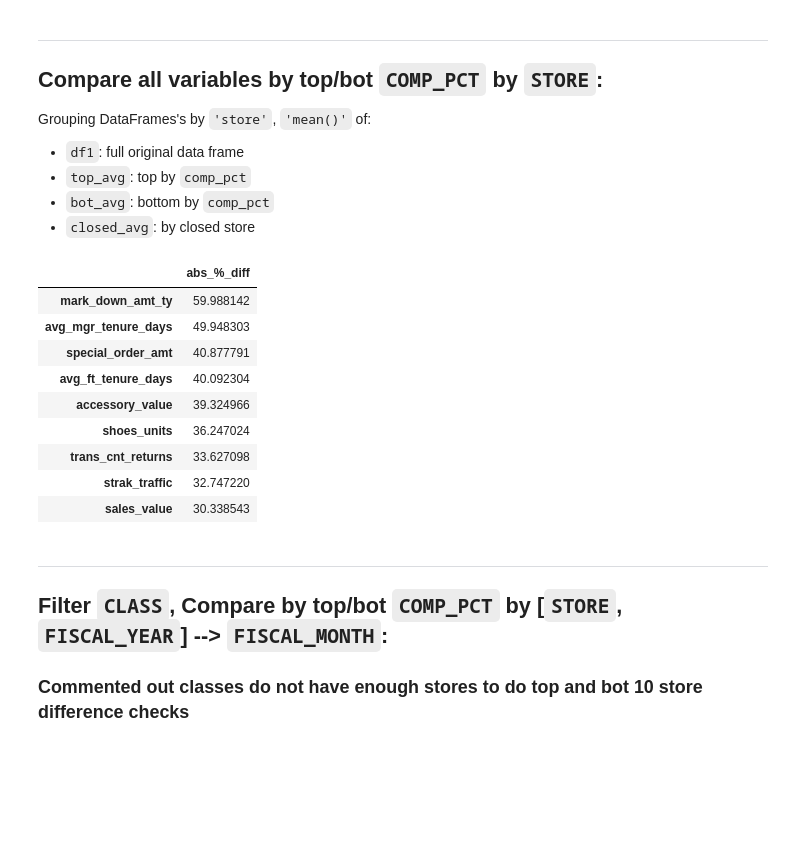
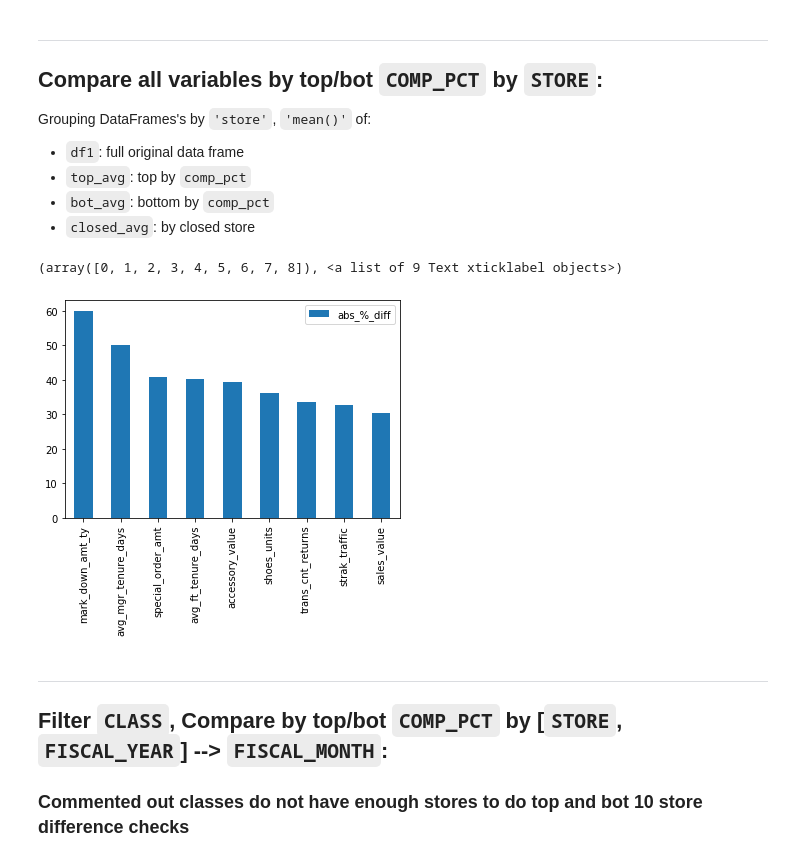
Before and after one commit to RakshandaKaukab05/Percent-comp-increase-sandals, a Jupyter notebook: serge_2_GroupBy_class_store_etc_mean()_sampling_MONTH.ipynb, the cells around one changed output. Drawn from its saved outputs; the diff is of its cells as text; code cells hidden in the pictures; blank space fills up the shorter version.

Commit message:
added bar charts

```diff
--- a/serge_2_GroupBy_class_store_etc_mean()_sampling_MONTH.ipynb
+++ b/serge_2_GroupBy_class_store_etc_mean()_sampling_MONTH.ipynb
@@ -65,35 +65,28 @@ Grouping DataFrames's by `'store'`, `'mean()'` of:
 # %%
 all_avg_by_store = df.groupby(['store']).mean().mean().round(4)
 top_avg_by_store = df.groupby(['store']).mean().nlargest(20, 'comp_pct').mean().round(4)
 bot_avg_by_store = df.groupby(['store']).mean().nsmallest(20, 'comp_pct').mean().round(4)
 closed_avg_by_store = closed.groupby(['store']).mean().mean().round(4)
 
 # Concatenating
 for_compare_by_store = pd.concat([
 #     all_avg_by_store.rename('all_means').to_frame(),
     top_avg_by_store.rename('top_store_avgs').to_frame(),
     bot_avg_by_store.rename('bot_store_avgs').to_frame(),
     closed_avg_by_store.rename('closed_store_avgs').to_frame()
 ], axis=1).iloc[3:, :]
 
 # for_compare_by_store
 
 store_top_bot_diff = abs(abs(top_avg_by_store - bot_avg_by_store) / ((top_avg_by_store + bot_avg_by_store) * 0.5) * 100).to_frame('abs_%_diff').nlargest(11, 'abs_%_diff').iloc[2:, :]
 store_top_bot_diff
 
 store_top_closed_diff = abs(abs(top_avg_by_store - closed_avg_by_store) / ((top_avg_by_store + closed_avg_by_store) * 0.5) * 100).to_frame('abs_%_diff').nlargest(11, 'abs_%_diff').iloc[2:, :]
-store_top_closed_diff
+store_top_closed_diff.plot(kind='bar')
+plt.xticks(rotation=90)
 # %% [output]
-|  | abs_%_diff |
-| mark_down_amt_ty | 59.988142 |
-| avg_mgr_tenure_days | 49.948303 |
-| special_order_amt | 40.877791 |
-| avg_ft_tenure_days | 40.092304 |
-| accessory_value | 39.324966 |
-| shoes_units | 36.247024 |
-| trans_cnt_returns | 33.627098 |
-| strak_traffic | 32.747220 |
-| sales_value | 30.338543 |
+(array([0, 1, 2, 3, 4, 5, 6, 7, 8]), <a list of 9 Text xticklabel objects>)
+[figure, added]
 # %% [markdown]
 ---
 ## Filter `CLASS`, Compare by top/bot `COMP_PCT` by [`STORE`, `FISCAL_YEAR`] -->  `FISCAL_MONTH`:
```
Also changed, not shown: parts of 7 cells of this notebook.
